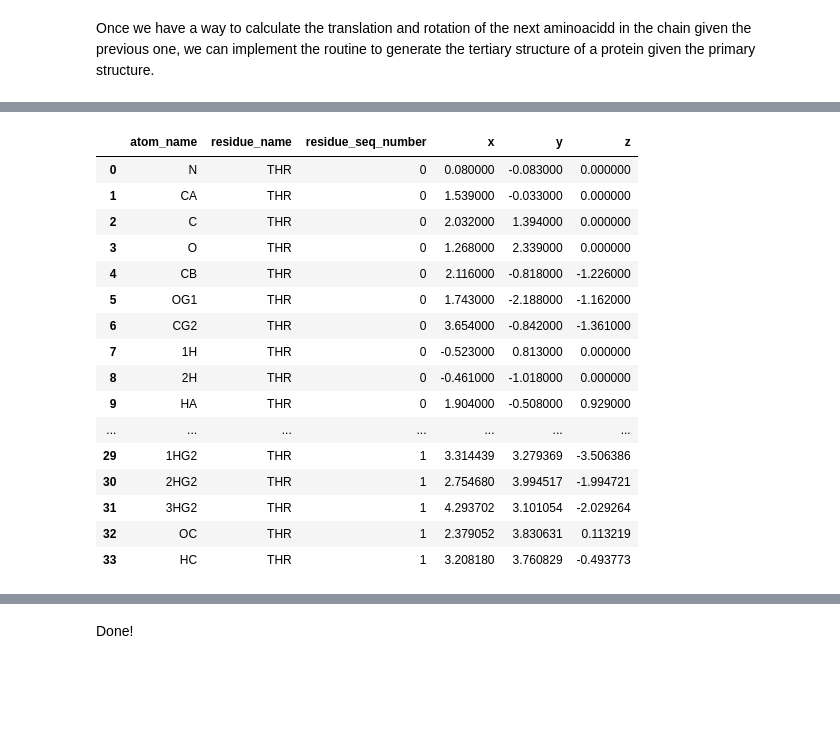
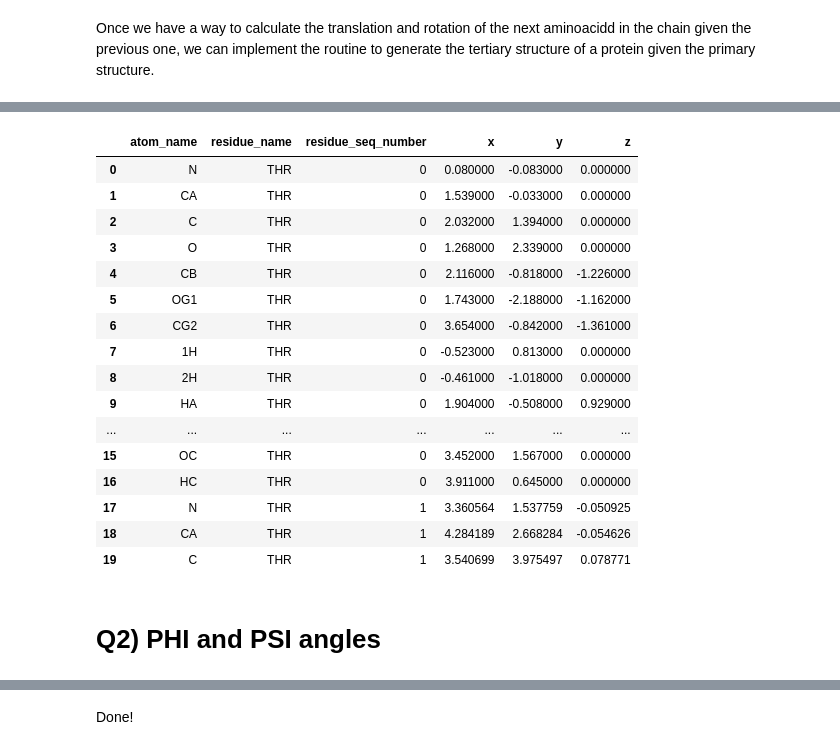
Before and after one commit to cristianl1251/structural-bioinformatics, a Jupyter notebook: assignment_2/Polypeptide Chain.ipynb, the cells around one changed output, grey strips where cells are left out. Cells and saved outputs as stored; diff of their text form; code cells hidden in the pictures; blank space fills up the shorter version.

```diff
--- a/assignment_2/Polypeptide Chain.ipynb
+++ b/assignment_2/Polypeptide Chain.ipynb
@@ -121,7 +125,8 @@ def calculate_angle(p1, p2, p3): # angle between Oi-Ci and Ci-Ni+1 should be 123
     angle = np.arccos(cosine_angle)
     return np.degrees(angle)
 # %%
-def calculate_dihedral_angle(p1, p2, p3, p4): # dihedral angle between Calphai-Ci-Ni+1 and Ci-Ni+1-Caminoi+1 should be 180°
+# dihedral angle between Calphai-Ci-Ni+1 and Ci-Ni+1-Calphai+1 should be 180°
+def calculate_dihedral_angle(p1, p2, p3, p4):
     p1, p2, p3, p4 = np.array(p1), np.array(p2), np.array(p3), np.array(p4)
 
     b1 = -1.0 * (p2 - p1)
@@ -136,9 +141,9 @@ def calculate_dihedral_angle(p1, p2, p3, p4): # dihedral angle between Calphai-C
     w = b3 - np.dot(b3, b2) * b2
 
     # angle between v and w is the torsion angle
-    x = np.dot(v, w)
-    y = np.dot(np.cross(b2, v), w)
-    return np.degrees(np.abs(np.arctan2(y, x)))
+    cosine_angle = np.dot(v, w) / (np.linalg.norm(v) * np.linalg.norm(w))
+    dihedral_angle = np.arccos(cosine_angle)
+    return np.degrees(np.abs(dihedral_angle))
 # %% [markdown]
 ### Calculate Next Amino Acid Translation and Rotation
 # %% [markdown]
@@ -307,6 +328,6 @@ next_aminoacid = aminoacids[aminoacids.residue_name == 'THR']
 # %%
 g = GeneticAlgorithm(6, 10, previous_aminoacid, next_aminoacid)
 # %%
-translation, rotation = g.optimize()
+translation, rotation = g.optimize(500)
 # %% [output]
 Optimal Solution:
@@ -327,7 +347,7 @@ Optimized Fitness: 0.01
 # %% [markdown]
 Once we have a way to calculate the translation and rotation of the next aminoacidd in the chain given the previous one, we can implement the routine to generate the tertiary structure of a protein given the primary structure.
 # %%
-primary_structure = 'TT'
+primary_structure = 'TTCC'
 # primary_structure = 'TTCCPSIVARSNFNVCRLPGTPEAICATYTGCIIIPGATCPGDYAN'
 # %%
 def _infer_tertiary_structure(primary_structure, aminoacids_df):
@@ -335,19 +355,27 @@ def _infer_tertiary_structure(primary_structure, aminoacids_df):
     previous_aminoacid = None
 
     for i, r in enumerate(primary_structure):
+        print('Adding amino acid %s...' % symbol_to_residue_name[r])
         aminoacid = aminoacids_df[aminoacids_df.residue_name == symbol_to_residue_name[r]].copy()
 
         if previous_aminoacid is not None:
+            time.sleep(2)
+            peptide_group = 'cis' if symbol_to_residue_name[r] == 'PRO' else 'trans'
             ga = GeneticAlgorithm(dim_populaton=6, n_population=10,
-                                  previous_aminoacid=previous_aminoacid, next_aminoacid=aminoacid)
-            translation, rotation = ga.optimize()
+                                  previous_aminoacid=previous_aminoacid, next_aminoacid=aminoacid,
+                                  peptide_group=peptide_group)
+            translation, rotation = ga.optimize(max_iteration=1000)
             aminoacid = translate(aminoacid, translation)
             aminoacid = rotate(aminoacid, rotation[0], rotation[1], rotation[2])
+        else:
+            print('This is the first amino acid.')
 
-        aminoacid['residue_seq_number'] = i
+        aminoacid['residue_seq_number'] = str(i)
 
         previous_aminoacid = aminoacid
         protein = protein.append(aminoacid, sort=True, ignore_index=True)
+        print('Amino acid %s added.\n' % symbol_to_residue_name[r])
+
     return protein
 # %%
 protein = _infer_tertiary_structure(primary_structure, aminoacids)
@@ -368,20 +434,22 @@ Optimized Fitness: 0.01
 # %%
-protein.head(40)
+protein.head(20)
 # %% [output]
 |  | atom_name | residue_name | residue_seq_number | x | y | z |
 | 0 | N | THR | 0 | 0.080000 | -0.083000 | 0.000000 |
 | 1 | CA | THR | 0 | 1.539000 | -0.033000 | 0.000000 |
 | 2 | C | THR | 0 | 2.032000 | 1.394000 | 0.000000 |
 | 3 | O | THR | 0 | 1.268000 | 2.339000 | 0.000000 |
 | 4 | CB | THR | 0 | 2.116000 | -0.818000 | -1.226000 |
 | 5 | OG1 | THR | 0 | 1.743000 | -2.188000 | -1.162000 |
 | 6 | CG2 | THR | 0 | 3.654000 | -0.842000 | -1.361000 |
 | 7 | 1H | THR | 0 | -0.523000 | 0.813000 | 0.000000 |
 | 8 | 2H | THR | 0 | -0.461000 | -1.018000 | 0.000000 |
 | 9 | HA | THR | 0 | 1.904000 | -0.508000 | 0.929000 |
 | ... | ... | ... | ... | ... | ... | ... |
-| 29 | 1HG2 | THR | 1 | 3.314439 | 3.279369 | -3.506386 |
-| 30 | 2HG2 | THR | 1 | 2.754680 | 3.994517 | -1.994721 |
-| 31 | 3HG2 | THR | 1 | 4.293702 | 3.101054 | -2.029264 |
-| 32 | OC | THR | 1 | 2.379052 | 3.830631 | 0.113219 |
-| 33 | HC | THR | 1 | 3.208180 | 3.760829 | -0.493773 |
+| 15 | OC | THR | 0 | 3.452000 | 1.567000 | 0.000000 |
+| 16 | HC | THR | 0 | 3.911000 | 0.645000 | 0.000000 |
+| 17 | N | THR | 1 | 3.360564 | 1.537759 | -0.050925 |
+| 18 | CA | THR | 1 | 4.284189 | 2.668284 | -0.054626 |
+| 19 | C | THR | 1 | 3.540699 | 3.975497 | 0.078771 |
+# %% [markdown]
+# Q2) PHI and PSI angles
```
Also changed, not shown: parts of 15 cells of this notebook.
